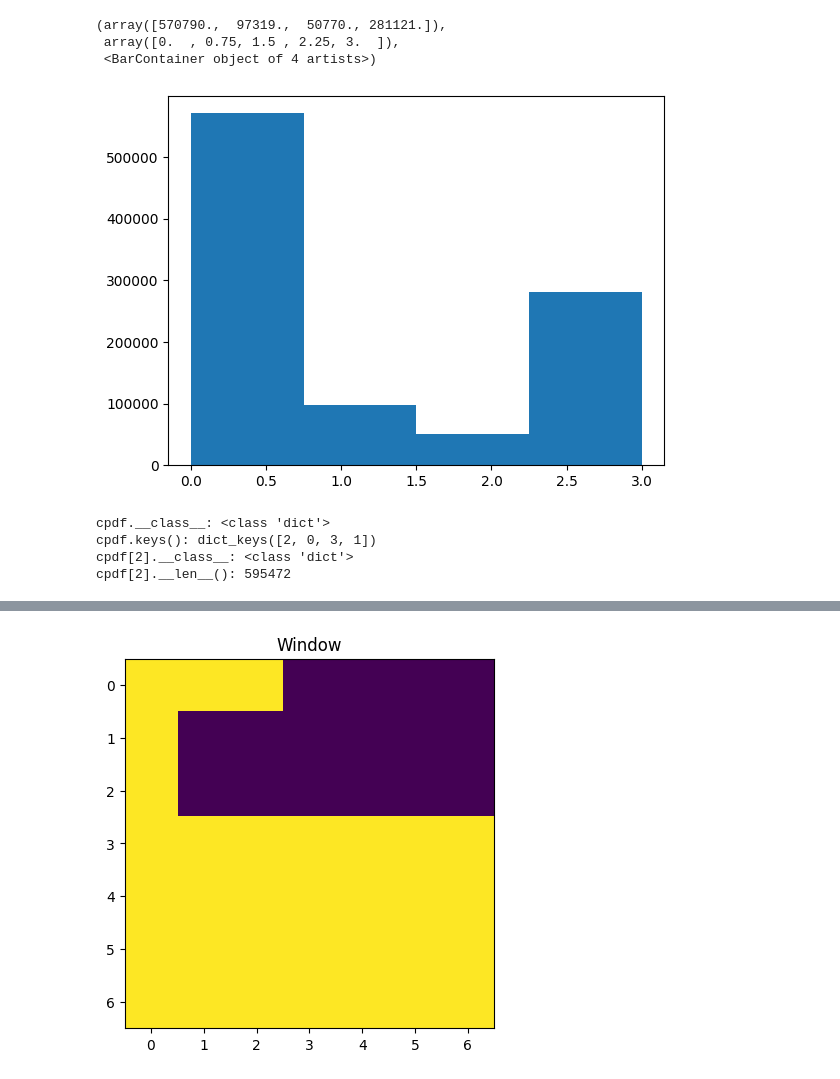
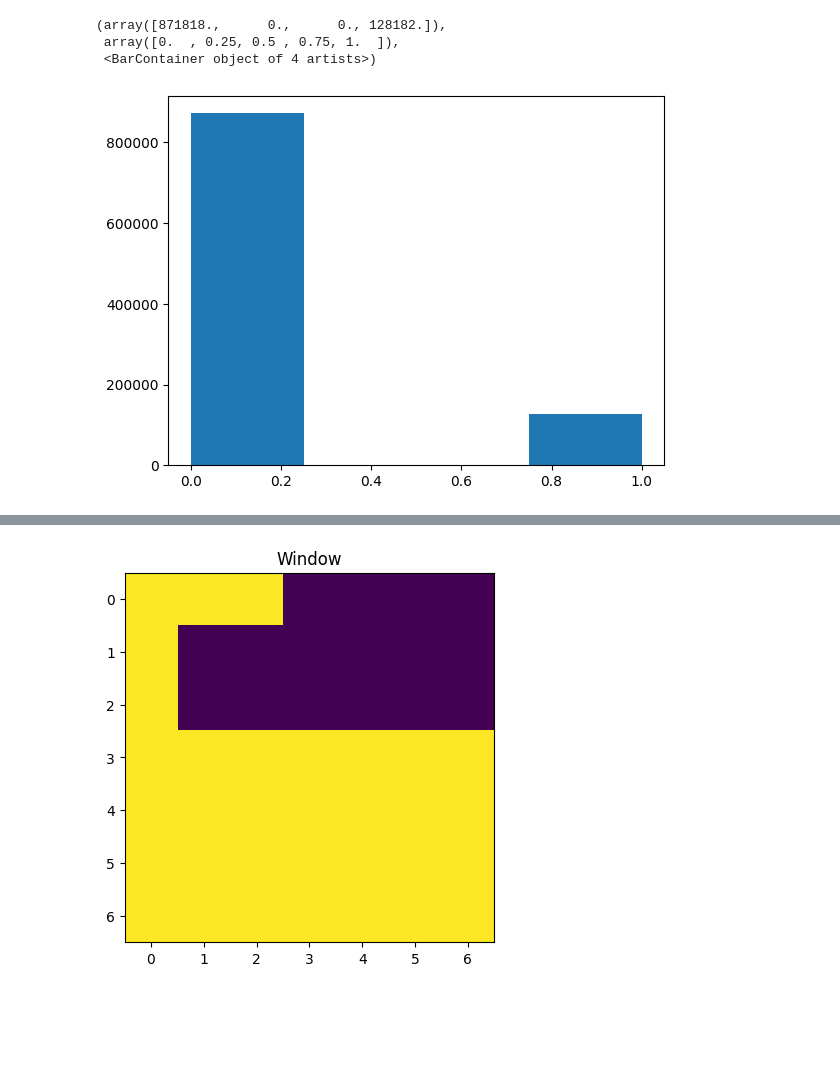
Before and after one commit to epedropaulo/multi-point-statistics, a Jupyter notebook: scratchs/003_MPS_test_local.ipynb, the cells around one changed output, grey strips where cells are left out. Drawn from its saved outputs; the diff is of its cells as text; code cells hidden in the pictures; blank space fills up the shorter version.

```diff
--- a/scratchs/003_MPS_test_local.ipynb
+++ b/scratchs/003_MPS_test_local.ipynb
@@ -36,6 +16,8 @@ ImportError: numpy.core.multiarray failed to import
 # %%
+# Loading data
+
 data_dir = project_root + "/data"
 data_paths = [data for data in os.listdir(data_dir) if data.endswith(".raw")]
 data_dict = {name[:-4]: load_binary_from_eleven_sandstones(data_dir + "/" + name) for name in data_paths}
-names = list(data_dict.keys())
-pd.Series(names)
+data_names = list(data_dict.keys())
+pd.Series(data_names)
@@ -63,7 +43,13 @@ for i, name in enumerate(names):
+# %%
+# Here we define the image we are going to work with
+selected_data_set = data_names[2]
+selected_image = data_dict[selected_data_set][:, :,idx]
 # %%
-flat = slice.reshape(-1,1)
+
+flat = selected_image.reshape(-1,1)
 labels = KMeans(n_clusters=4).fit_predict(flat)
-seg2d = labels.reshape(data_dict[sandstone][:, :,idx].shape)
-plt.imshow(seg2d)
+training_image_2d = labels.reshape(selected_image.shape)
+
+plt.imshow(training_image_2d)
 plt.colorbar()
 # %% [output]
@@ -71,8 +58,8 @@ ModuleNotFoundError: No module named 'sklearn'
 # %%
-plt.hist(seg2d.flatten(), bins=4)
+plt.hist(training_image_2d.flatten(), bins=4)
 # %% [output]
-(array([570790.,  97319.,  50770., 281121.]),
- array([0.  , 0.75, 1.5 , 2.25, 3.  ]),
+(array([871818.,      0.,      0., 128182.]),
+ array([0.  , 0.25, 0.5 , 0.75, 1.  ]),
  <BarContainer object of 4 artists>)
-[figure, old version]
+[figure, new version]
 # %%
@@ -111,11 +95,0 @@ key = list(cpdf[2].keys())[y]
-# %%
-x = 2
-print(f"cpdf.__class__: {cpdf.__class__}")
-print(f"cpdf.keys(): {cpdf.keys()}")
-print(f"cpdf[{x}].__class__: {cpdf[x].__class__}")
-print(f"cpdf[{x}].__len__(): {cpdf[x].__len__()}")
-# %% [output]
-cpdf.__class__: <class 'dict'>
-cpdf.keys(): dict_keys([2, 0, 3, 1])
-cpdf[2].__class__: <class 'dict'>
-cpdf[2].__len__(): 595472
```
Also changed, not shown: parts of 11 cells of this notebook.
